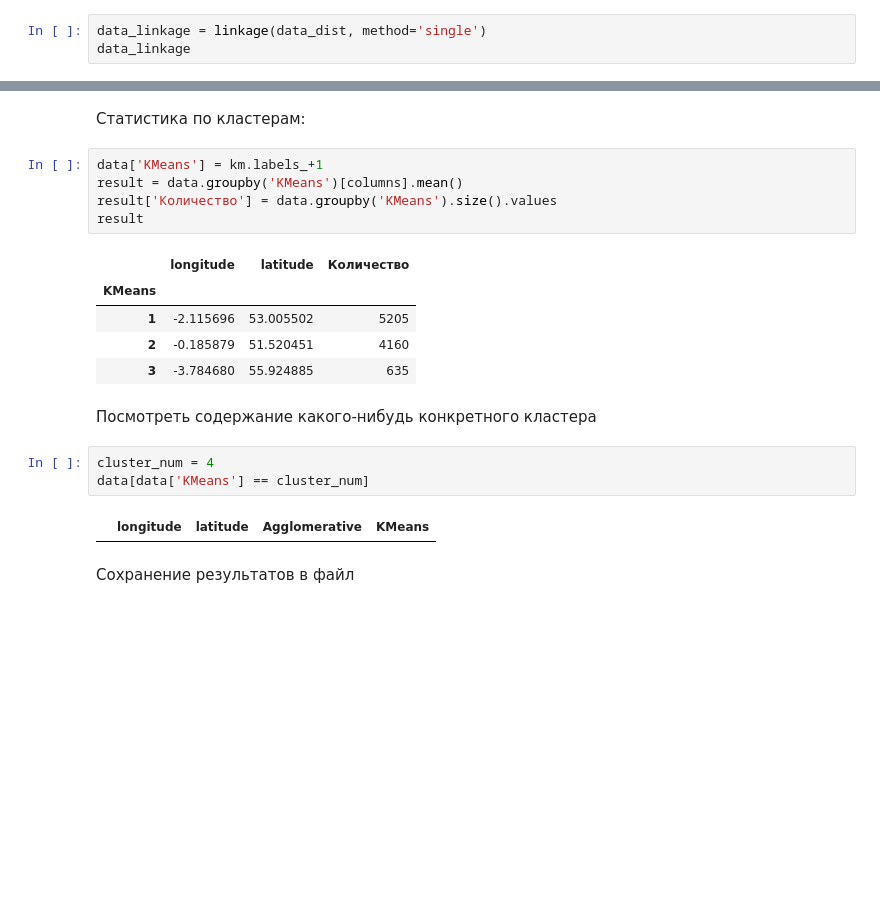
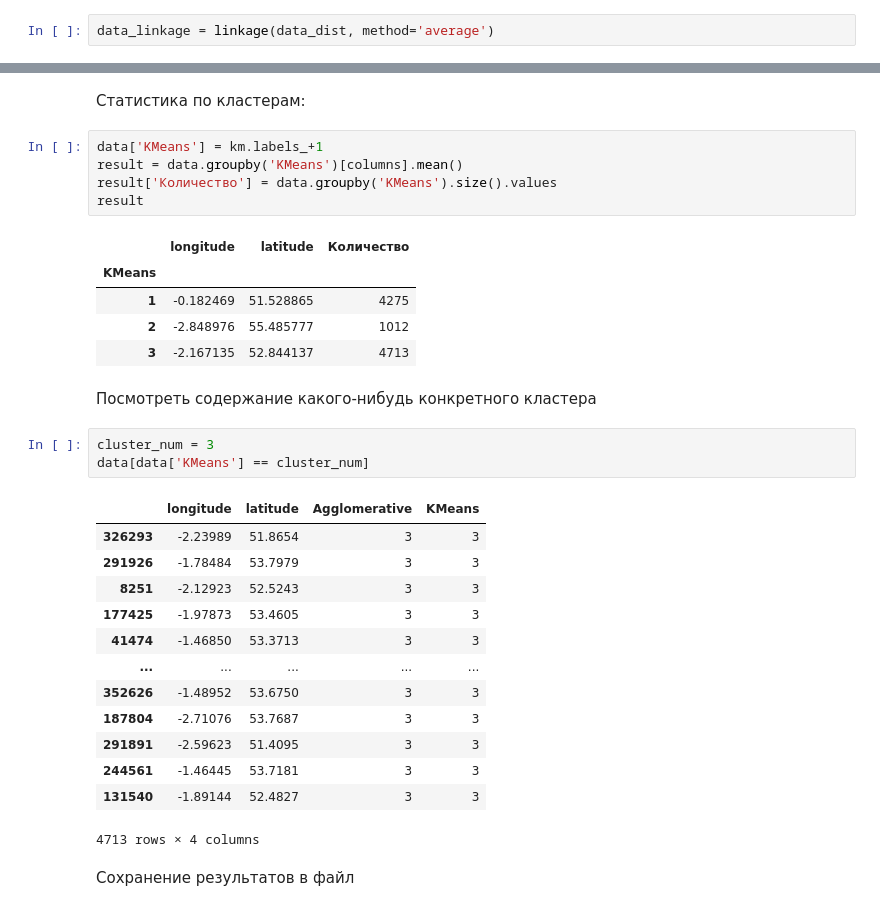
Before and after one commit to renett-t/data-mining-course, a Jupyter notebook: clusterization/1_Clusterisation_Data_mining_couse_2022.ipynb, the cells around one changed output, grey strips where cells are left out. Saved outputs shown, nothing was run; the diff lists cells and outputs as text; blank space fills up the shorter version.

```diff
--- a/clusterization/1_Clusterisation_Data_mining_couse_2022.ipynb
+++ b/clusterization/1_Clusterisation_Data_mining_couse_2022.ipynb
@@ -76,3 +75,2 @@ data_dist = pdist(data_normalised, 'euclidean')
 # %%
-data_linkage = linkage(data_dist, method='single')
-data_linkage
+data_linkage = linkage(data_dist, method='average')
@@ -211,16 +201,28 @@ result
 # %% [output]
 |  | longitude | latitude | Количество |
 | KMeans |  |  |  |
-| 1 | -2.115696 | 53.005502 | 5205 |
-| 2 | -0.185879 | 51.520451 | 4160 |
-| 3 | -3.784680 | 55.924885 | 635 |
+| 1 | -0.182469 | 51.528865 | 4275 |
+| 2 | -2.848976 | 55.485777 | 1012 |
+| 3 | -2.167135 | 52.844137 | 4713 |
 # %% [markdown]
 Посмотреть содержание какого-нибудь конкретного кластера
 # %%
-cluster_num = 4
+cluster_num = 3
 data[data['KMeans'] == cluster_num]
 # %% [output]
 |  | longitude | latitude | Agglomerative | KMeans |
+| 326293 | -2.23989 | 51.8654 | 3 | 3 |
+| 291926 | -1.78484 | 53.7979 | 3 | 3 |
+| 8251 | -2.12923 | 52.5243 | 3 | 3 |
+| 177425 | -1.97873 | 53.4605 | 3 | 3 |
+| 41474 | -1.46850 | 53.3713 | 3 | 3 |
+| ... | ... | ... | ... | ... |
+| 352626 | -1.48952 | 53.6750 | 3 | 3 |
+| 187804 | -2.71076 | 53.7687 | 3 | 3 |
+| 291891 | -2.59623 | 51.4095 | 3 | 3 |
+| 244561 | -1.46445 | 53.7181 | 3 | 3 |
+| 131540 | -1.89144 | 52.4827 | 3 | 3 |
+4713 rows × 4 columns
 # %% [markdown]
 Сохранение результатов в файл
 # %%
```
Also changed, not shown: parts of 15 cells of this notebook, 6 other files.
